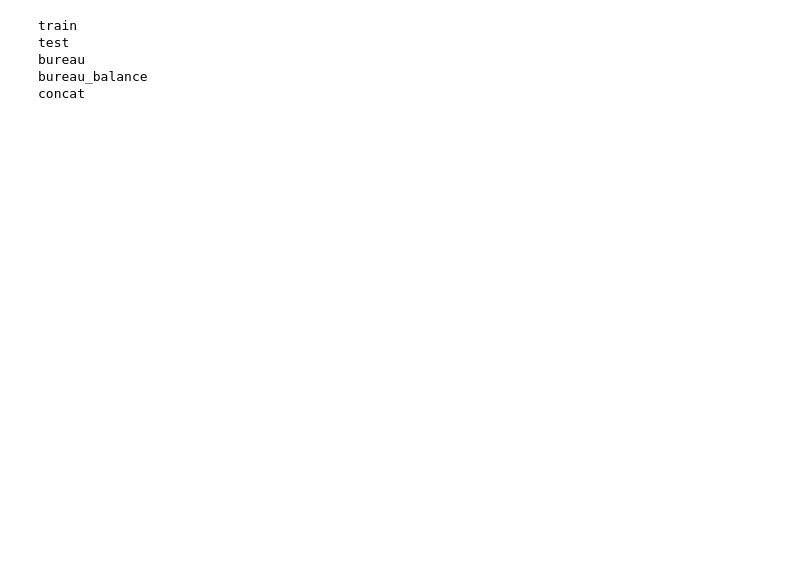
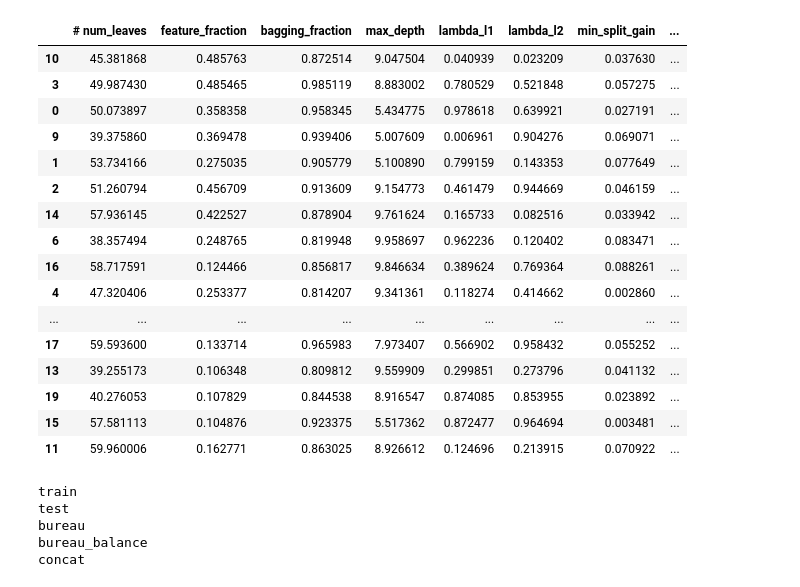
Before and after one commit to wluo-personal/AlphaBoosting, a Jupyter notebook: home_credit/haoyan/test.ipynb, the cells around one changed output. Cells and saved outputs as stored; diff of their text form; code cells hidden in the pictures; blank space fills up the shorter version.

Commit message:
homecredit

```diff
--- a/home_credit/haoyan/test.ipynb
+++ b/home_credit/haoyan/test.ipynb
@@ -1,3 +1,26 @@
+# %%
+import pandas as pd
+PATH = '/home/kai/data/kaggle/homecredit/'
+x = pd.read_csv(PATH + 'bayes_opt_result.csv').sort_values(' target')
+x
+# %% [output]
+|  | # num_leaves | feature_fraction | bagging_fraction | max_depth | lambda_l1 | lambda_l2 | min_split_gain | ... |
+| 10 | 45.381868 | 0.485763 | 0.872514 | 9.047504 | 0.040939 | 0.023209 | 0.037630 | ... |
+| 3 | 49.987430 | 0.485465 | 0.985119 | 8.883002 | 0.780529 | 0.521848 | 0.057275 | ... |
+| 0 | 50.073897 | 0.358358 | 0.958345 | 5.434775 | 0.978618 | 0.639921 | 0.027191 | ... |
+| 9 | 39.375860 | 0.369478 | 0.939406 | 5.007609 | 0.006961 | 0.904276 | 0.069071 | ... |
+| 1 | 53.734166 | 0.275035 | 0.905779 | 5.100890 | 0.799159 | 0.143353 | 0.077649 | ... |
+| 2 | 51.260794 | 0.456709 | 0.913609 | 9.154773 | 0.461479 | 0.944669 | 0.046159 | ... |
+| 14 | 57.936145 | 0.422527 | 0.878904 | 9.761624 | 0.165733 | 0.082516 | 0.033942 | ... |
+| 6 | 38.357494 | 0.248765 | 0.819948 | 9.958697 | 0.962236 | 0.120402 | 0.083471 | ... |
+| 16 | 58.717591 | 0.124466 | 0.856817 | 9.846634 | 0.389624 | 0.769364 | 0.088261 | ... |
+| 4 | 47.320406 | 0.253377 | 0.814207 | 9.341361 | 0.118274 | 0.414662 | 0.002860 | ... |
+| ... | ... | ... | ... | ... | ... | ... | ... | ... |
+| 17 | 59.593600 | 0.133714 | 0.965983 | 7.973407 | 0.566902 | 0.958432 | 0.055252 | ... |
+| 13 | 39.255173 | 0.106348 | 0.809812 | 9.559909 | 0.299851 | 0.273796 | 0.041132 | ... |
+| 19 | 40.276053 | 0.107829 | 0.844538 | 8.916547 | 0.874085 | 0.853955 | 0.023892 | ... |
+| 15 | 57.581113 | 0.104876 | 0.923375 | 5.517362 | 0.872477 | 0.964694 | 0.003481 | ... |
+| 11 | 59.960006 | 0.162771 | 0.863025 | 8.926612 | 0.124696 | 0.213915 | 0.070922 | ... |
 # %%
 import pandas as pd
 import numpy as np
```
Also changed, not shown: parts of 11 cells of this notebook, 3 other files.
